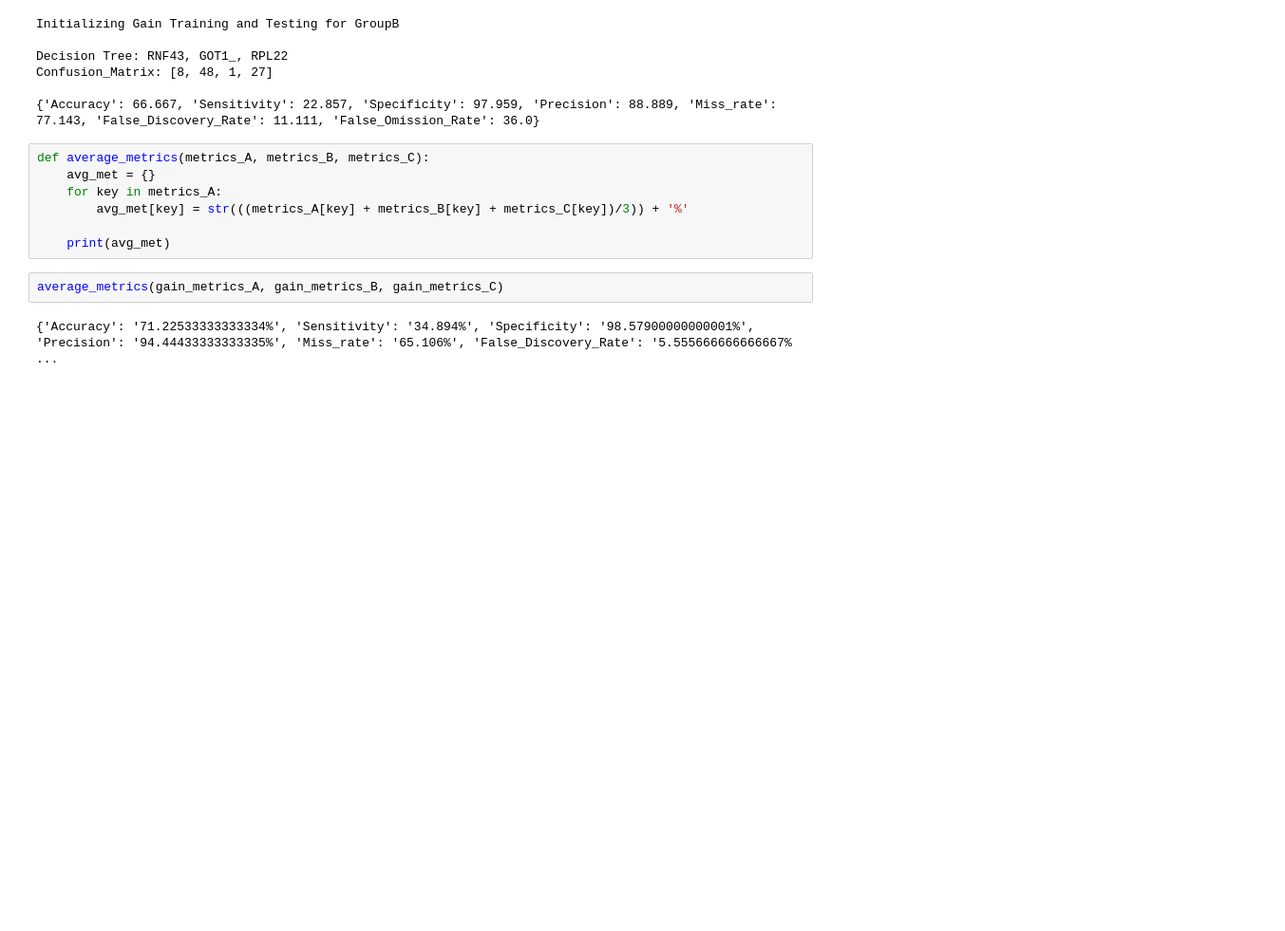
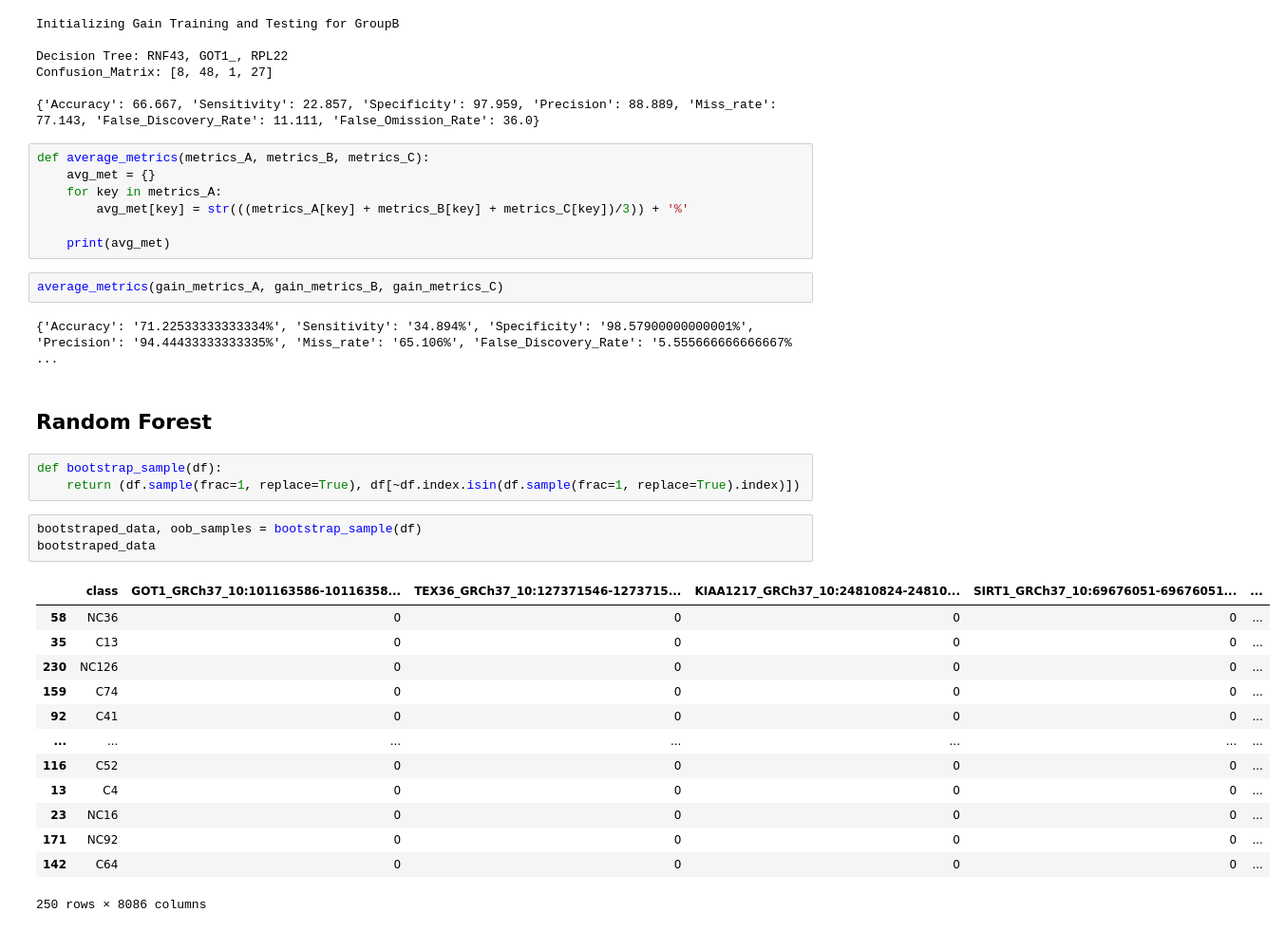
Before and after one commit to ericametta/CancerPredictionMode, a Jupyter notebook: FeatureEngineering-Phi.ipynb, the cells around one changed output. Shown: that part at 95% size. Cells and saved outputs as stored; diff of their text form; blank space fills up the shorter version.

Commit message:
build random forest classifier

```diff
--- a/FeatureEngineering-Phi.ipynb
+++ b/FeatureEngineering-Phi.ipynb
@@ -808,3 +807,25 @@ def average_metrics(metrics_A, metrics_B, metrics_C):
 average_metrics(gain_metrics_A, gain_metrics_B, gain_metrics_C)
 # %% [output]
 {'Accuracy': '71.22533333333334%', 'Sensitivity': '34.894%', 'Specificity': '98.57900000000001%', 'Precision': '94.44433333333335%', 'Miss_rate': '65.106%', 'False_Discovery_Rate': '5.555666666666667% ...
+# %% [markdown]
+## Random Forest
+# %%
+def bootstrap_sample(df):
+    return (df.sample(frac=1, replace=True), df[~df.index.isin(df.sample(frac=1, replace=True).index)])
+# %%
+bootstraped_data, oob_samples = bootstrap_sample(df)
+bootstraped_data
+# %% [output]
+|  | class | GOT1_GRCh37_10:101163586-10116358... | TEX36_GRCh37_10:127371546-1273715... | KIAA1217_GRCh37_10:24810824-24810... | SIRT1_GRCh37_10:69676051-69676051... | ... |
+| 58 | NC36 | 0 | 0 | 0 | 0 | ... |
+| 35 | C13 | 0 | 0 | 0 | 0 | ... |
+| 230 | NC126 | 0 | 0 | 0 | 0 | ... |
+| 159 | C74 | 0 | 0 | 0 | 0 | ... |
+| 92 | C41 | 0 | 0 | 0 | 0 | ... |
+| ... | ... | ... | ... | ... | ... | ... |
+| 116 | C52 | 0 | 0 | 0 | 0 | ... |
+| 13 | C4 | 0 | 0 | 0 | 0 | ... |
+| 23 | NC16 | 0 | 0 | 0 | 0 | ... |
+| 171 | NC92 | 0 | 0 | 0 | 0 | ... |
+| 142 | C64 | 0 | 0 | 0 | 0 | ... |
+250 rows × 8086 columns
```
Also changed, not shown: parts of 16 cells of this notebook.
